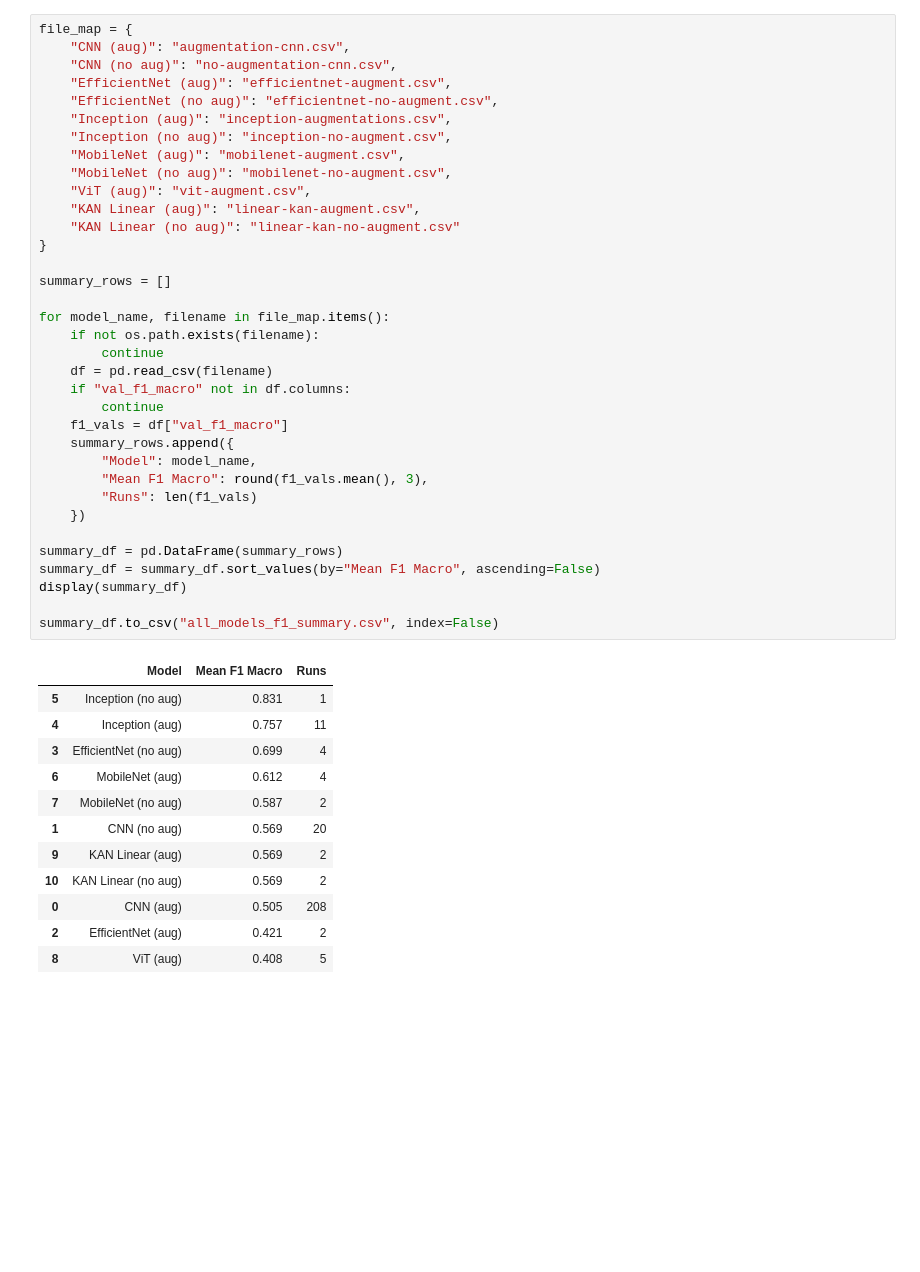
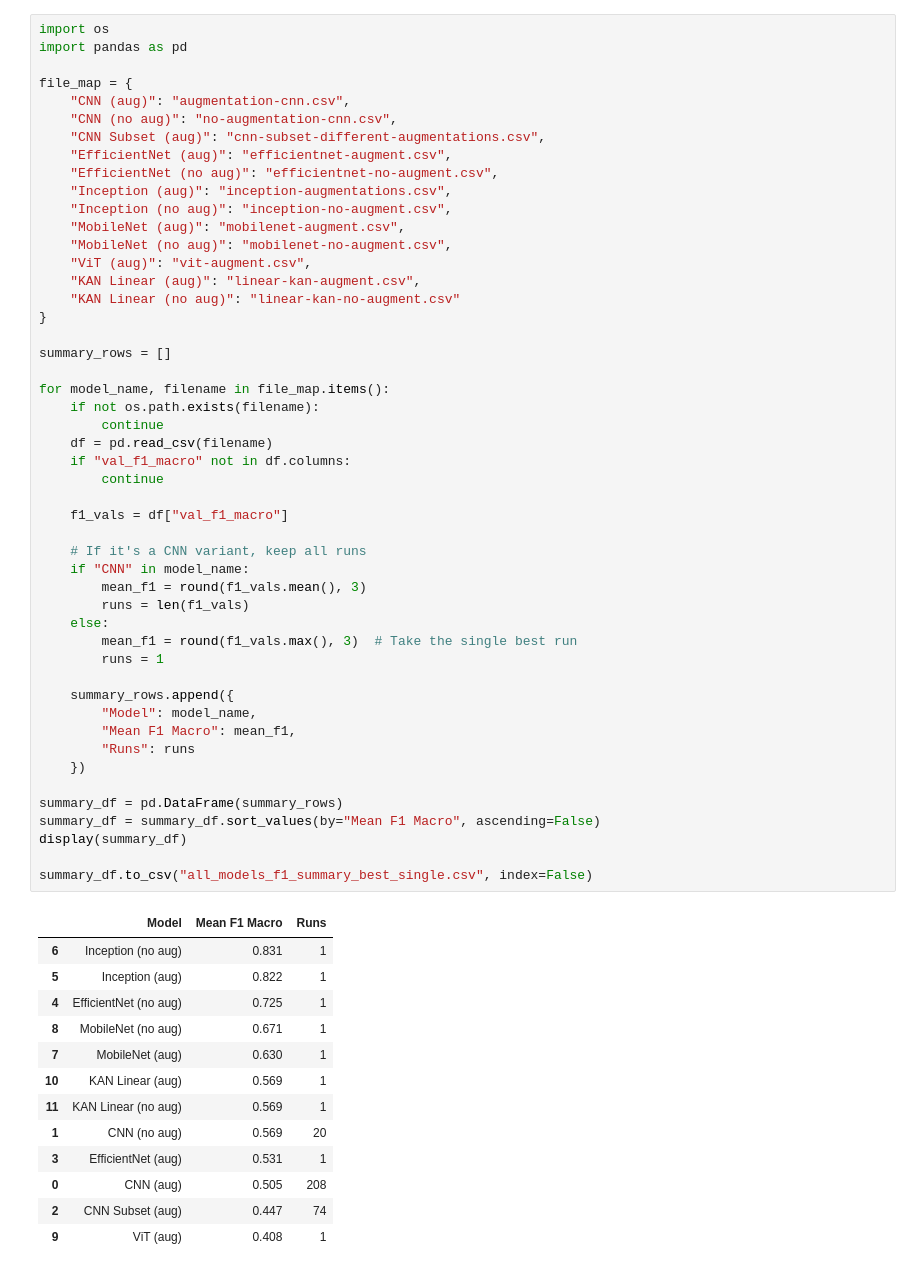
Before and after one commit to dxzielinski/dl-cnn, a Jupyter notebook: results/model_comparison.ipynb, the cells around one changed output. Drawn from its saved outputs; the diff is of its cells as text; blank space fills up the shorter version.

```diff
--- a/results/model_comparison.ipynb
+++ b/results/model_comparison.ipynb
@@ -101,48 +73,63 @@ Passing `palette` without assigning `hue` is deprecated and will be removed in v
 # %%
+import os
+import pandas as pd
+
 file_map = {
     "CNN (aug)": "augmentation-cnn.csv",
     "CNN (no aug)": "no-augmentation-cnn.csv",
+    "CNN Subset (aug)": "cnn-subset-different-augmentations.csv",
     "EfficientNet (aug)": "efficientnet-augment.csv",
     "EfficientNet (no aug)": "efficientnet-no-augment.csv",
     "Inception (aug)": "inception-augmentations.csv",
     "Inception (no aug)": "inception-no-augment.csv",
     "MobileNet (aug)": "mobilenet-augment.csv",
     "MobileNet (no aug)": "mobilenet-no-augment.csv",
     "ViT (aug)": "vit-augment.csv",
     "KAN Linear (aug)": "linear-kan-augment.csv",
     "KAN Linear (no aug)": "linear-kan-no-augment.csv"
 }
 
 summary_rows = []
 
 for model_name, filename in file_map.items():
     if not os.path.exists(filename):
         continue
     df = pd.read_csv(filename)
     if "val_f1_macro" not in df.columns:
         continue
+
     f1_vals = df["val_f1_macro"]
+
+    # If it's a CNN variant, keep all runs
+    if "CNN" in model_name:
+        mean_f1 = round(f1_vals.mean(), 3)
+        runs = len(f1_vals)
+    else:
+        mean_f1 = round(f1_vals.max(), 3)  # Take the single best run
+        runs = 1
+
     summary_rows.append({
         "Model": model_name,
-        "Mean F1 Macro": round(f1_vals.mean(), 3),
-        "Runs": len(f1_vals)
+        "Mean F1 Macro": mean_f1,
+        "Runs": runs
     })
 
 summary_df = pd.DataFrame(summary_rows)
 summary_df = summary_df.sort_values(by="Mean F1 Macro", ascending=False)
 display(summary_df)
 
-summary_df.to_csv("all_models_f1_summary.csv", index=False)
+summary_df.to_csv("all_models_f1_summary_best_single.csv", index=False)
 # %% [output]
 |  | Model | Mean F1 Macro | Runs |
-| 5 | Inception (no aug) | 0.831 | 1 |
-| 4 | Inception (aug) | 0.757 | 11 |
-| 3 | EfficientNet (no aug) | 0.699 | 4 |
-| 6 | MobileNet (aug) | 0.612 | 4 |
-| 7 | MobileNet (no aug) | 0.587 | 2 |
+| 6 | Inception (no aug) | 0.831 | 1 |
+| 5 | Inception (aug) | 0.822 | 1 |
+| 4 | EfficientNet (no aug) | 0.725 | 1 |
+| 8 | MobileNet (no aug) | 0.671 | 1 |
+| 7 | MobileNet (aug) | 0.630 | 1 |
+| 10 | KAN Linear (aug) | 0.569 | 1 |
+| 11 | KAN Linear (no aug) | 0.569 | 1 |
 | 1 | CNN (no aug) | 0.569 | 20 |
-| 9 | KAN Linear (aug) | 0.569 | 2 |
-| 10 | KAN Linear (no aug) | 0.569 | 2 |
+| 3 | EfficientNet (aug) | 0.531 | 1 |
 | 0 | CNN (aug) | 0.505 | 208 |
-| 2 | EfficientNet (aug) | 0.421 | 2 |
-| 8 | ViT (aug) | 0.408 | 5 |
+| 2 | CNN Subset (aug) | 0.447 | 74 |
+| 9 | ViT (aug) | 0.408 | 1 |
```
Also changed, not shown: parts of 5 cells of this notebook.
